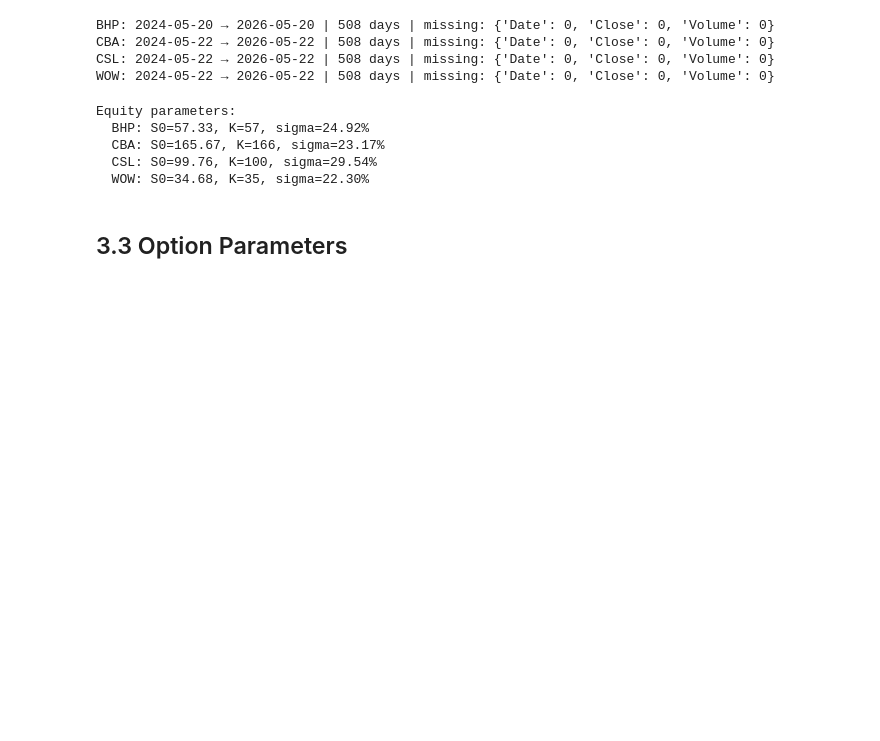
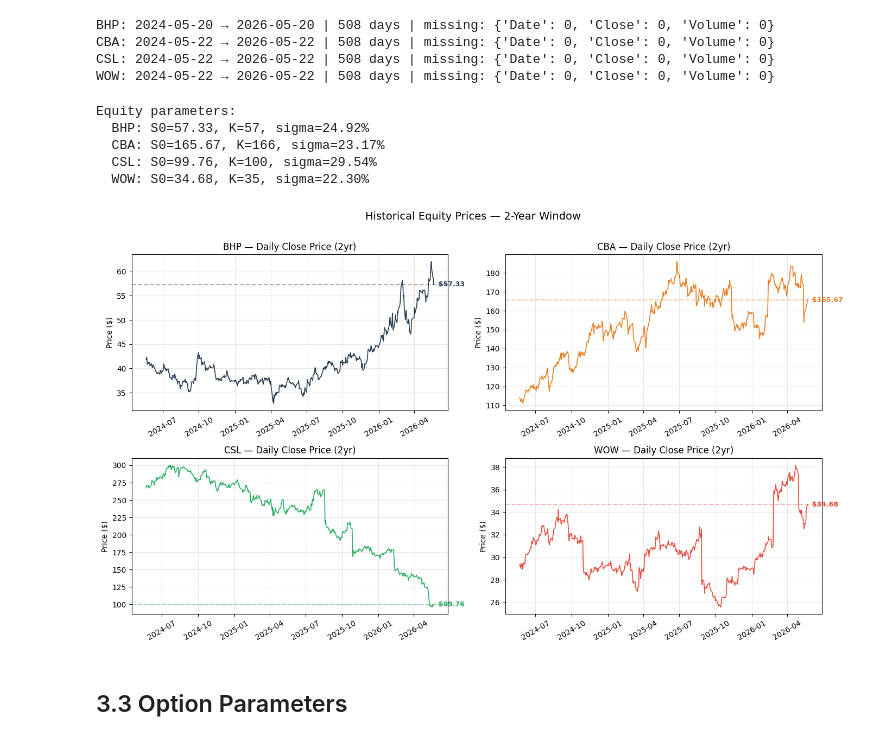
Before and after one commit to alicepini981-sudo/T4-Group-4-FINM3422-A3, a Jupyter notebook: notebooks/trading_desk_analysis.ipynb, the cells around one changed output. Cells and saved outputs as stored; diff of their text form; code cells hidden in the pictures; blank space fills up the shorter version.

Commit message:
Added Visuals

```diff
--- a/notebooks/trading_desk_analysis.ipynb
+++ b/notebooks/trading_desk_analysis.ipynb
@@ -183,8 +183,10 @@ Equity parameters:
   CSL: S0=99.76, K=100, sigma=29.54%
   WOW: S0=34.68, K=35, sigma=22.30%
 # %%
-from derivatives
-import plot_price_history plot_price_history(all_data)
+from derivatives import plot_price_history
+plot_price_history(all_data)
+# %% [output]
+[figure, added]
 # %% [markdown]
 ## 3.3 Option Parameters
 # %% [markdown]
```
Also changed, not shown: parts of 4 cells of this notebook.
